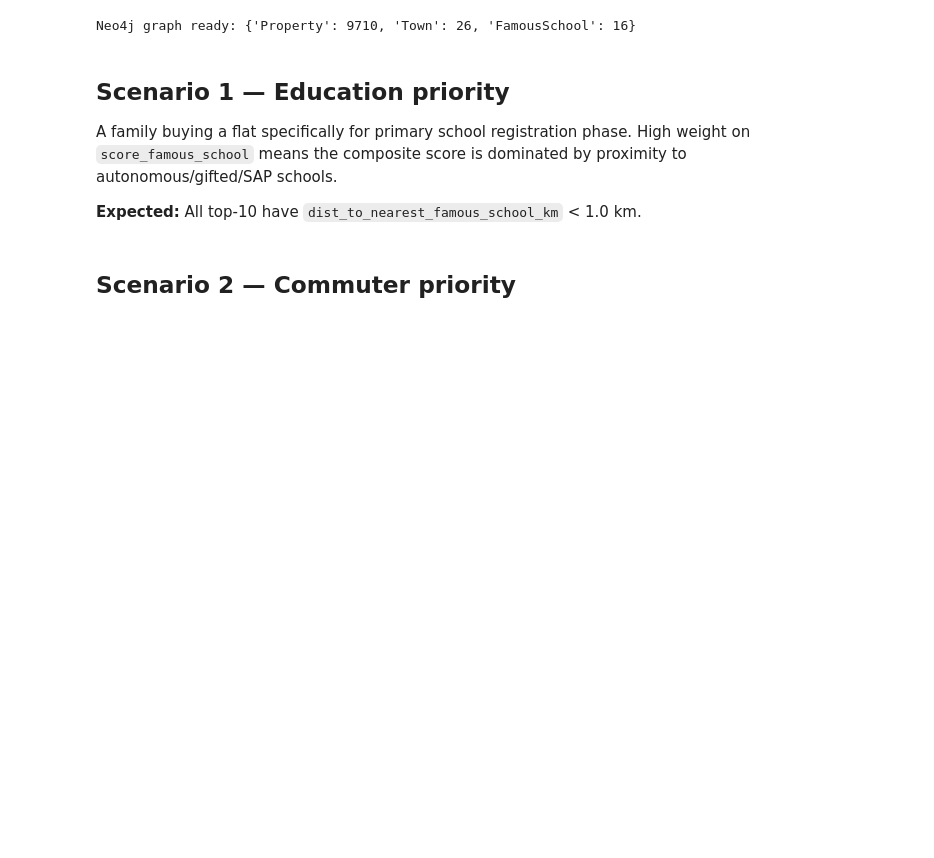
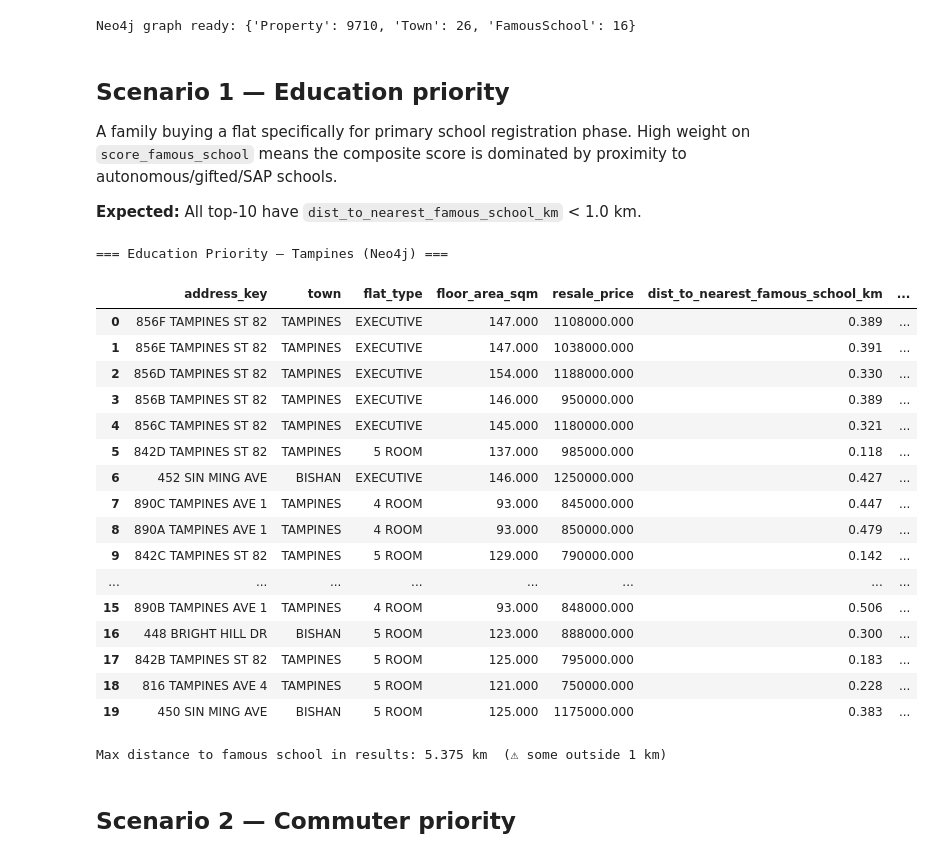
Before and after one commit to LOUYUNCHUAN/PropertyLens, a Jupyter notebook: 06_search_layer/02_property_search_demo.ipynb, the cells around one changed output. Cells and saved outputs as stored; diff of their text form; code cells hidden in the pictures; blank space fills up the shorter version.

```diff
--- a/06_search_layer/02_property_search_demo.ipynb
+++ b/06_search_layer/02_property_search_demo.ipynb
@@ -67,28 +67,48 @@ proximity to autonomous/gifted/SAP schools.
 # %%
 with Neo4jPropertySearch() as neo4j:
     edu_results = neo4j.search(
         weights={
             'score_famous_school': 10,   # primary priority
             'score_school_quality': 8,   # general school quality
             'score_mrt': 5,
             'score_size': 1,
             'score_lease': 1,
         },
-        filters={
-            'town': 'TOA PAYOH',         # restrict to Toa Payoh only
-        },
+        # filters={
+        #     'town': ['TAMPINES']       # restrict to Tampines only
+        # },
         top_k=1000,
     )
 
-print('=== Education Priority — Toa Payoh (Neo4j) ===')
+print('=== Education Priority — Tampines (Neo4j) ===')
 display(edu_results[[
     'address_key', 'town', 'flat_type', 'floor_area_sqm', 'resale_price',
     'dist_to_nearest_famous_school_km', 'nearest_famous_school_name',
     'score_famous_school', 'score_mrt', 'composite_score'
-]])
+]].sort_values('composite_score', ascending=True).head(20))
 
 max_dist = edu_results['dist_to_nearest_famous_school_km'].max()
 print(f'\nMax distance to famous school in results: {max_dist:.3f} km  ({"✓ all within 1 km" if max_dist < 1.0 else "⚠ some outside 1 km"})')
+# %% [output]
+=== Education Priority — Tampines (Neo4j) ===
+|  | address_key | town | flat_type | floor_area_sqm | resale_price | dist_to_nearest_famous_school_km | ... |
+| 0 | 856F TAMPINES ST 82 | TAMPINES | EXECUTIVE | 147.000 | 1108000.000 | 0.389 | ... |
+| 1 | 856E TAMPINES ST 82 | TAMPINES | EXECUTIVE | 147.000 | 1038000.000 | 0.391 | ... |
+| 2 | 856D TAMPINES ST 82 | TAMPINES | EXECUTIVE | 154.000 | 1188000.000 | 0.330 | ... |
+| 3 | 856B TAMPINES ST 82 | TAMPINES | EXECUTIVE | 146.000 | 950000.000 | 0.389 | ... |
+| 4 | 856C TAMPINES ST 82 | TAMPINES | EXECUTIVE | 145.000 | 1180000.000 | 0.321 | ... |
+| 5 | 842D TAMPINES ST 82 | TAMPINES | 5 ROOM | 137.000 | 985000.000 | 0.118 | ... |
+| 6 | 452 SIN MING AVE | BISHAN | EXECUTIVE | 146.000 | 1250000.000 | 0.427 | ... |
+| 7 | 890C TAMPINES AVE 1 | TAMPINES | 4 ROOM | 93.000 | 845000.000 | 0.447 | ... |
+| 8 | 890A TAMPINES AVE 1 | TAMPINES | 4 ROOM | 93.000 | 850000.000 | 0.479 | ... |
+| 9 | 842C TAMPINES ST 82 | TAMPINES | 5 ROOM | 129.000 | 790000.000 | 0.142 | ... |
+| ... | ... | ... | ... | ... | ... | ... | ... |
+| 15 | 890B TAMPINES AVE 1 | TAMPINES | 4 ROOM | 93.000 | 848000.000 | 0.506 | ... |
+| 16 | 448 BRIGHT HILL DR | BISHAN | 5 ROOM | 123.000 | 888000.000 | 0.300 | ... |
+| 17 | 842B TAMPINES ST 82 | TAMPINES | 5 ROOM | 125.000 | 795000.000 | 0.183 | ... |
+| 18 | 816 TAMPINES AVE 4 | TAMPINES | 5 ROOM | 121.000 | 750000.000 | 0.228 | ... |
+| 19 | 450 SIN MING AVE | BISHAN | 5 ROOM | 125.000 | 1175000.000 | 0.383 | ... |
+Max distance to famous school in results: 5.375 km  (⚠ some outside 1 km)
 # %% [markdown]
 ## Scenario 2 — Commuter priority
 # %%
```
Also changed, not shown: 10 other files.
